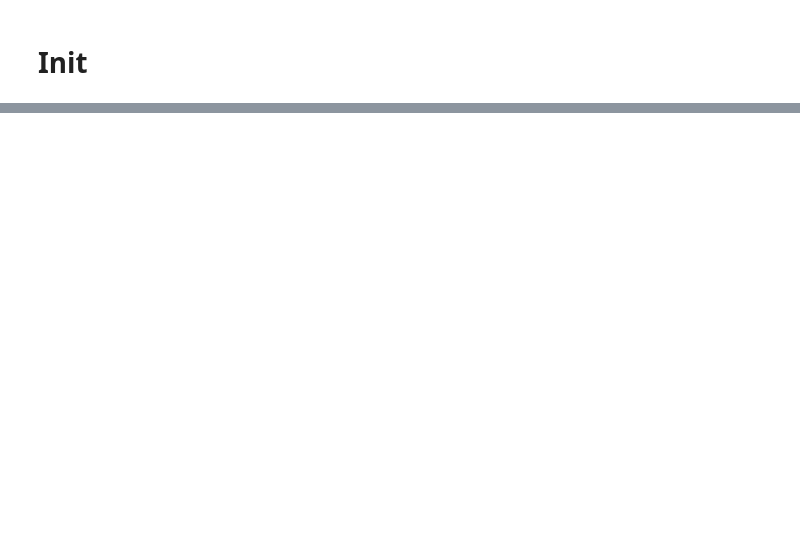
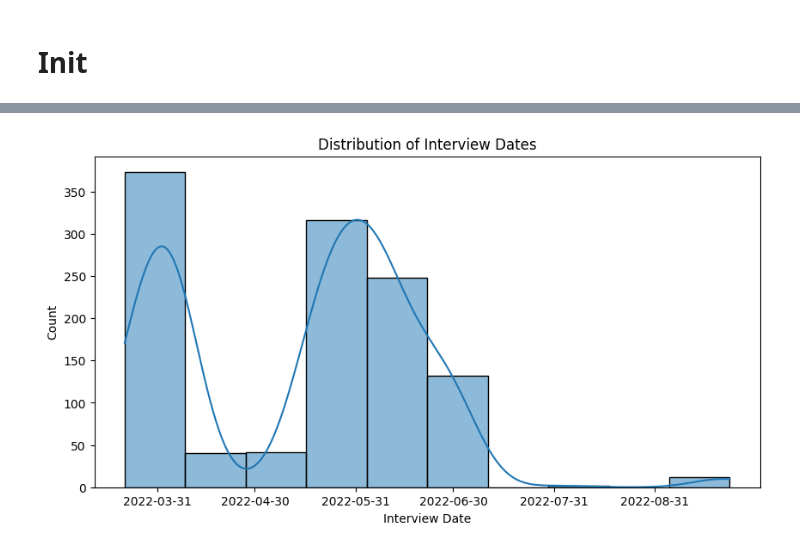
Before and after one commit to Mamoro98/Statistics, a Jupyter notebook: Assignment1_Omer.ipynb, the cells around one changed output, grey strips where cells are left out. Drawn from its saved outputs; the diff is of its cells as text; code cells hidden in the pictures; blank space fills up the shorter version.

Commit message:
add the plot and some of the text, need revision

```diff
--- a/Assignment1_Omer.ipynb
+++ b/Assignment1_Omer.ipynb
@@ -16,0 +89,17 @@ df.head()
+# %%
+import matplotlib.pyplot as plt
+import seaborn as sns
+
+plt.figure(figsize=(10, 5))
+sns.histplot(df, bins=10, kde=True, x='dateI')
+
+plt.xticks(pd.date_range(start=df['dateI'].min(),
+                         end=df['dateI'].max(),
+                         freq='ME'))
+
+plt.xlabel('Interview Date')
+plt.ylabel('Count')
+plt.title('Distribution of Interview Dates')
+plt.show()
+# %% [output]
+[figure, added]
```
Also changed, not shown: parts of 9 cells of this notebook.
